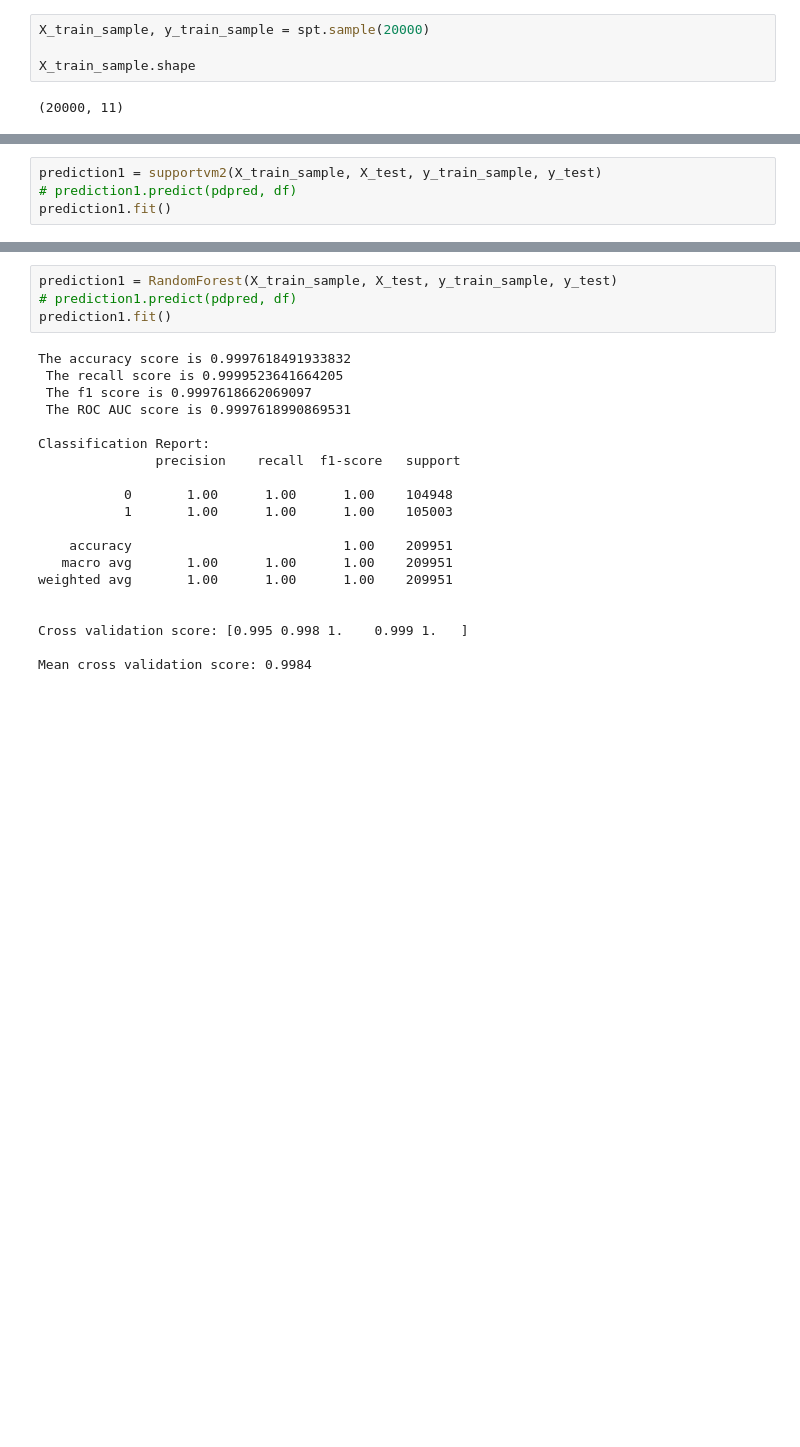
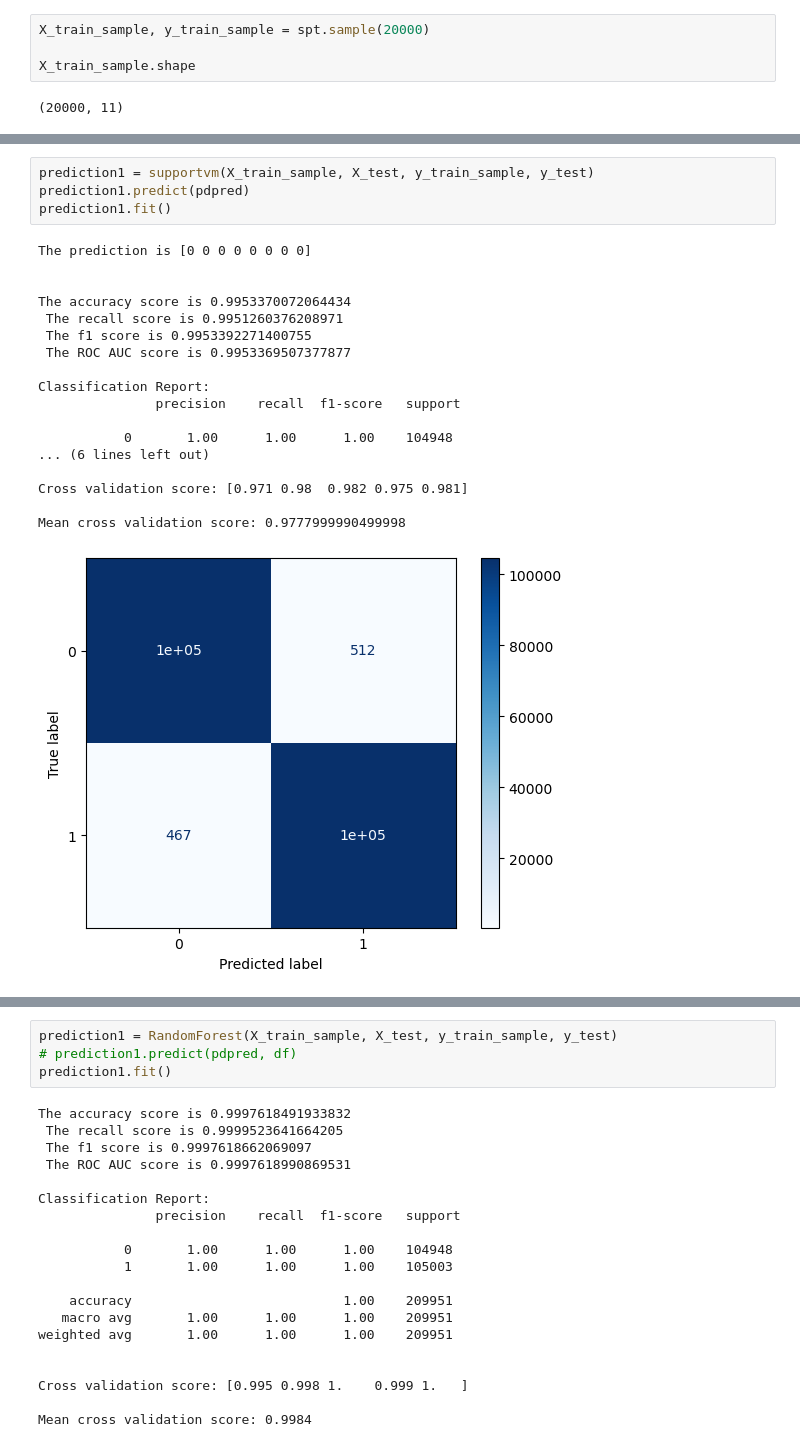
Before and after one commit to PBustamante65/NEO, a Jupyter notebook: API_test/classtest/test.ipynb, the cells around one changed output, grey strips where cells are left out. Saved outputs shown, nothing was run; the diff lists cells and outputs as text; blank space fills up the shorter version.

```diff
--- a/API_test/classtest/test.ipynb
+++ b/API_test/classtest/test.ipynb
@@ -1397,6 +1296,25 @@ Mean cross validation score: 0.7165999866999967
 [figure]
 [figure]
 # %%
-prediction1 = supportvm2(X_train_sample, X_test, y_train_sample, y_test)
-# prediction1.predict(pdpred, df)
+prediction1 = supportvm(X_train_sample, X_test, y_train_sample, y_test)
+prediction1.predict(pdpred)
 prediction1.fit()
+# %% [output]
+The prediction is [0 0 0 0 0 0 0 0]
+
+
+The accuracy score is 0.9953370072064434
+ The recall score is 0.9951260376208971
+ The f1 score is 0.9953392271400755
+ The ROC AUC score is 0.9953369507377877
+
+Classification Report:
+               precision    recall  f1-score   support
+
+           0       1.00      1.00      1.00    104948
+... (6 lines left out)
+
+Cross validation score: [0.971 0.98  0.982 0.975 0.981]
+
+Mean cross validation score: 0.9777999990499998
+[figure, added]
```
Also changed, not shown: parts of 5 cells of this notebook, 5 other files.
